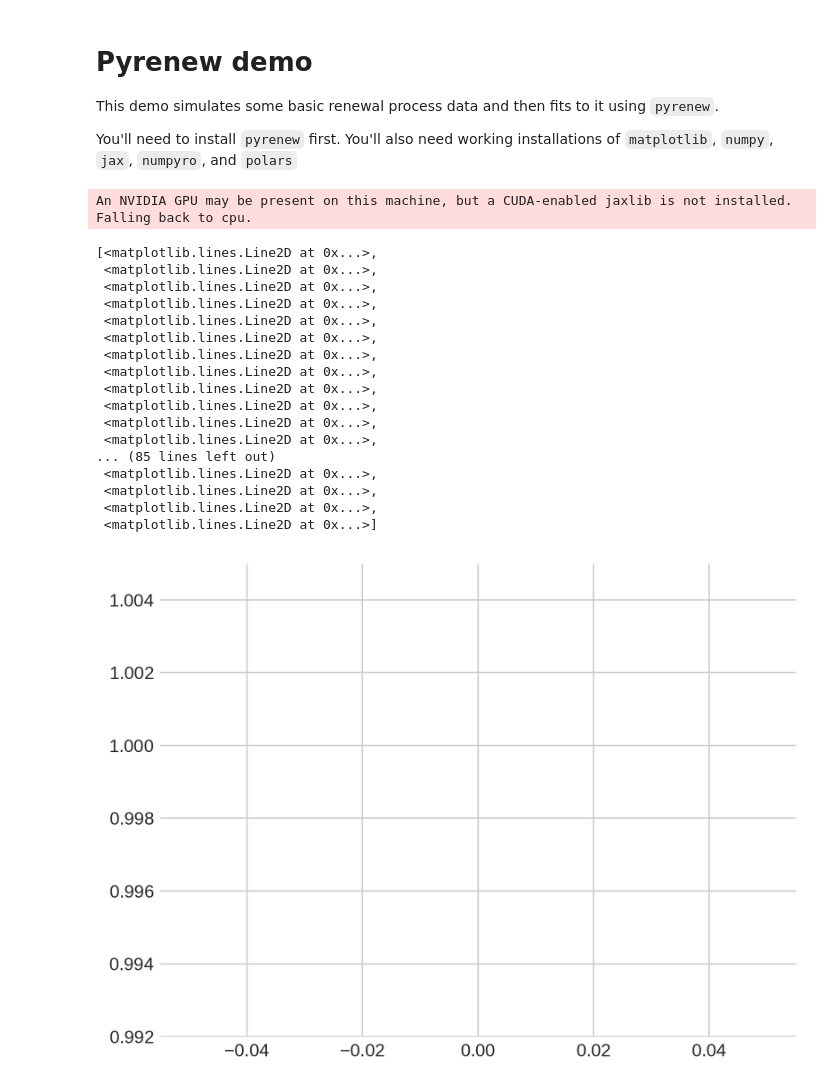
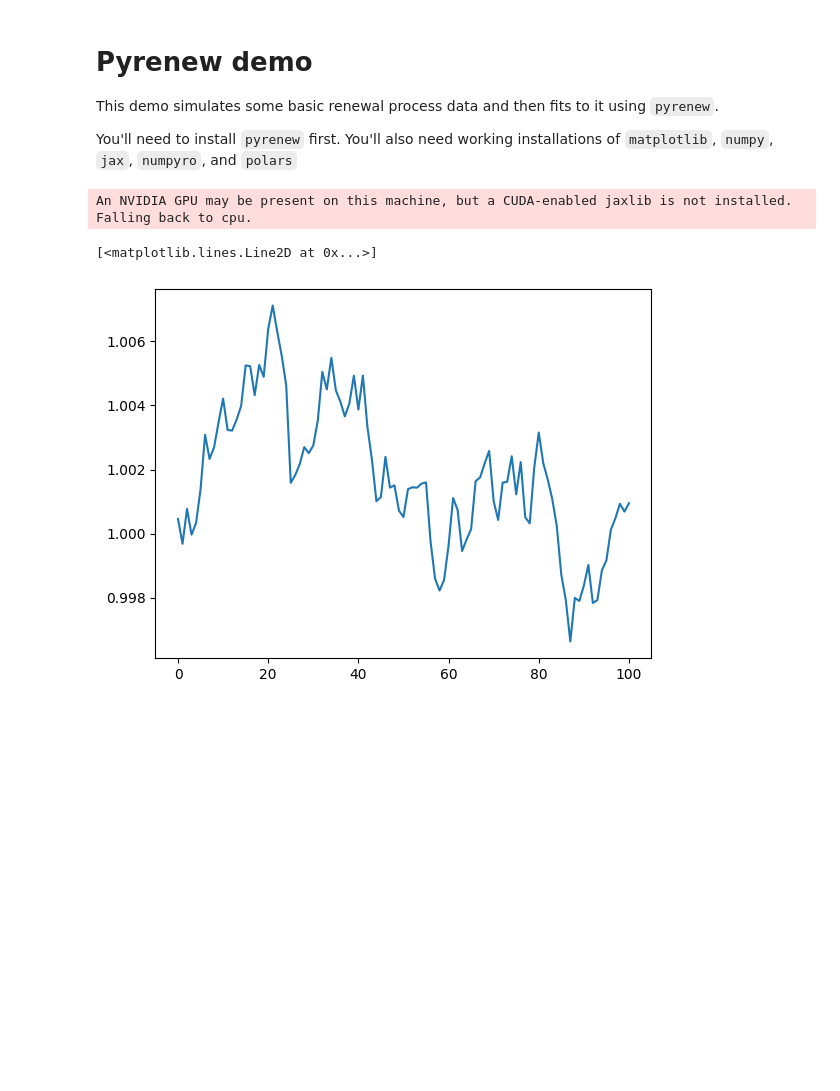
Before and after one commit to CDCgov/PyRenew, a Jupyter notebook: model/docs/pyrenew_demo.ipynb, the cells around one changed output. Cells and saved outputs as stored; diff of their text form; code cells hidden in the pictures; blank space fills up the shorter version.

```diff
--- a/model/docs/pyrenew_demo.ipynb
+++ b/model/docs/pyrenew_demo.ipynb
@@ -6,19 +6,6 @@ You'll need to install `pyrenew` first. You'll also need working installations o
 # %%
 import matplotlib as mpl
 import matplotlib.pyplot as plt
-plt.style.use("seaborn-v0_8-whitegrid")
-mpl.rcParams['figure.dpi'] = 300
-# mpl.rcParams["text.usetex"] = True
-mpl.rcParams["font.size"] = 10
-mpl.rcParams["axes.formatter.use_mathtext"] = True
-mpl.rcParams["axes.grid"] = True
-mpl.rcParams["axes.spines.right"] = False
-mpl.rcParams["axes.spines.left"] = False
-mpl.rcParams["axes.spines.top"] = False
-mpl.rcParams["axes.spines.bottom"] = False
-mpl.rcParams["legend.fancybox"] = True
-mpl.rcParams["legend.frameon"] = True
-mpl.rcParams["legend.framealpha"] = 1
 
 import jax
 import jax.numpy as jnp
@@ -28,29 +15,14 @@ import numpyro.distributions as dist
 # %%
 from pyrenew.processes import SimpleRandomWalkProcess
 
+np.random.seed(3312)
 q = SimpleRandomWalkProcess(dist.Normal(0, 0.001))
 with seed(rng_seed=np.random.randint(0,1000)):
     q_samp = q.sample(duration=100)
 
-plt.plot(np.exp(q_samp))
+plt.plot(np.exp(q_samp[0]))
 # %% [output]
 An NVIDIA GPU may be present on this machine, but a CUDA-enabled jaxlib is not installed. Falling back to cpu.
-[<matplotlib.lines.Line2D at 0x...>,
- <matplotlib.lines.Line2D at 0x...>,
- <matplotlib.lines.Line2D at 0x...>,
- <matplotlib.lines.Line2D at 0x...>,
- <matplotlib.lines.Line2D at 0x...>,
- <matplotlib.lines.Line2D at 0x...>,
- <matplotlib.lines.Line2D at 0x...>,
- <matplotlib.lines.Line2D at 0x...>,
- <matplotlib.lines.Line2D at 0x...>,
- <matplotlib.lines.Line2D at 0x...>,
- <matplotlib.lines.Line2D at 0x...>,
- <matplotlib.lines.Line2D at 0x...>,
-... (85 lines left out)
- <matplotlib.lines.Line2D at 0x...>,
- <matplotlib.lines.Line2D at 0x...>,
- <matplotlib.lines.Line2D at 0x...>,
- <matplotlib.lines.Line2D at 0x...>]
+[<matplotlib.lines.Line2D at 0x...>]
-[figure, old version]
+[figure, new version]
 # %%
```
Also changed, not shown: parts of 6 cells of this notebook, 11 other files.
